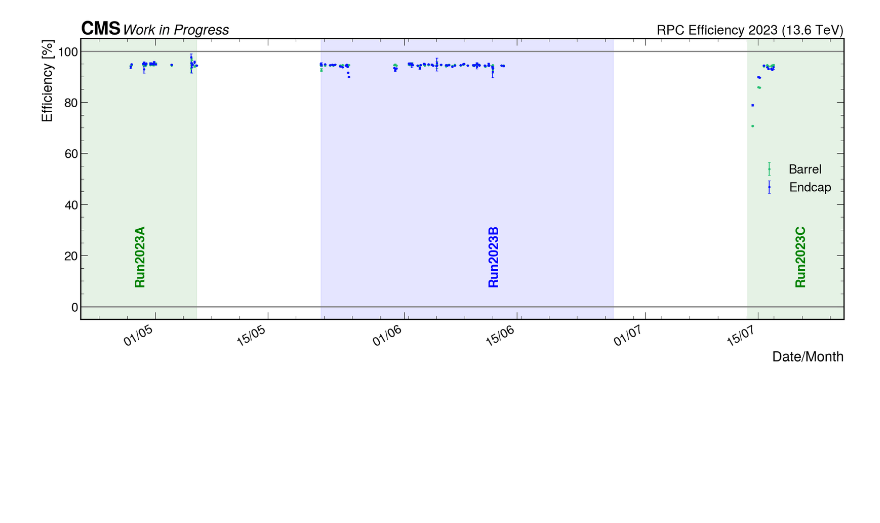
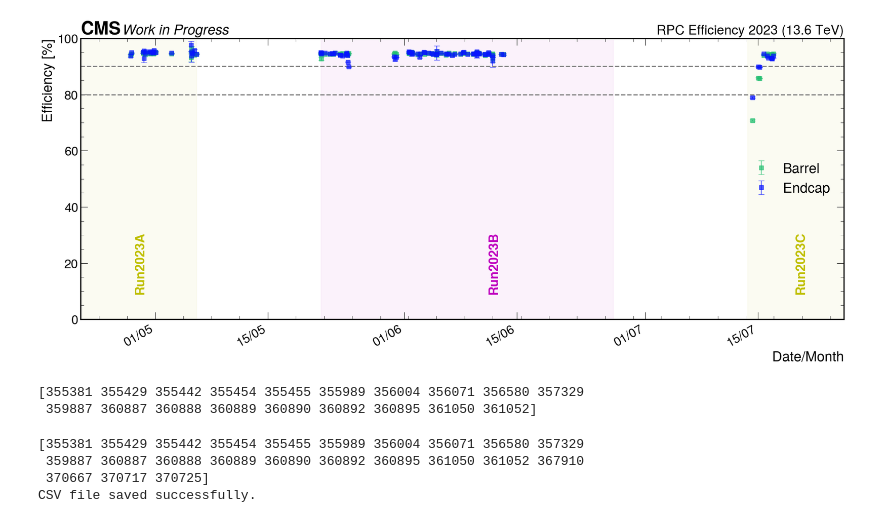
Before and after one commit to eigen1907/Workspace-RPC, a Jupyter notebook: 240425-TnP_RPC24/Plotting/Scatter-run-eff/notebook.ipynb, the cells around one changed output. Saved outputs shown, nothing was run; the diff lists cells and outputs as text; code cells hidden in the pictures; blank space fills up the shorter version.

```diff
--- a/240425-TnP_RPC24/Plotting/Scatter-run-eff/notebook.ipynb
+++ b/240425-TnP_RPC24/Plotting/Scatter-run-eff/notebook.ipynb
@@ -314,50 +220,72 @@ fig, ax = init_figure(
 )
 
 # Set y-axis limits
-ax.set_ylim(-5, 105)
+ax.set_ylim(0, 100)
 
 # Set x-axis limits (assuming run2time and run_info are predefined)
 ax.set_xlim(run2time(366403, run_info), run2time(371225, run_info))
 
 # Plot efficiency data (assuming plot_eff_time is a predefined function)
-plot_eff_time(ax, barrel_data_2023, run_info)
-plot_eff_time(ax, endcap_data_2023, run_info)
+ax, barrel_effs_2023, runs_2023 = plot_eff_time(ax, barrel_data_2023, run_info)
+ax, endcap_effs_2023, runs_2023 = plot_eff_time(ax, endcap_data_2023, run_info)
 
 # Add colored spans with annotations
 spans = [
-    (366403, 367079, 'Run2023A', 'g'),
-    (367770, 369694, 'Run2023B', 'b'),
-    (370616, 371225, 'Run2023C', 'g'),
+    (366403, 367079, 'Run2023A', 'y'),
+    (367770, 369694, 'Run2023B', 'm'),
+    (370616, 371225, 'Run2023C', 'y'),
 ]
 
 for start, end, label, color in spans:
-    ax.axvspan(run2time(start, run_info), run2time(end, run_info), color=color, alpha=0.1)
+    ax.axvspan(run2time(start, run_info), run2time(end, run_info), color=color, alpha=0.05)
     mid_point = run2time((start + end) // 2, run_info)
     ax.text(mid_point, 20, label, rotation=90, verticalalignment='center', fontsize=22, weight='bold', color=color)
 
 # Add additional lines
-ax.plot([run2time(366403, run_info), run2time(371225, run_info)], [0, 0], color='gray', lw=2)
-ax.plot([run2time(366403, run_info), run2time(371225, run_info)], [100, 100], color='gray', lw=2)
+ax.plot([run2time(366403, run_info), run2time(371225, run_info)], [80, 80], color = 'gray', lw = 2, linestyle = '--')
+ax.plot([run2time(366403, run_info), run2time(371225, run_info)], [90, 90], color = 'gray', lw = 2, linestyle = '--')
 
 # Set x-axis major ticks to be on the 1st and 15th of each month and format the ticks to display day/month
 ax.xaxis.set_major_locator(mdates.DayLocator(bymonthday=(1, 15)))
 ax.xaxis.set_major_formatter(mdates.DateFormatter('%d/%m'))
 
 # Tilt x-axis tick labels for better readability
 plt.setp(ax.get_xticklabels(), rotation=30, ha="right")
 
 # Adjust layout to make space for labels
 plt.tight_layout(rect=[0, 0, 1, 1])  # Optionally, you can fine-tune this
 
 # Add legend
-ax.legend(loc='center right')
+ax.legend(loc='center right', fontsize = 24)
 
 # Save the figure
 output_dir = Path('/users/hep/eigen1907/Workspace/Workspace-RPC/240425-TnP_RPC24/Plotting/Scatter-run-eff')
 
 if not output_dir.exists():
     output_dir.mkdir(parents=True)
 
 fig.savefig(output_dir / "with_blacklist_time_2023.png")
 # %% [output]
-[figure, old version]
+[figure, new version]
+# %%
+barrel_effs_2022 = np.array(barrel_effs_2022)
+endcap_effs_2022 = np.array(endcap_effs_2022)
+runs_2022 = np.array(runs_2022)
+
+# Extracting runs based on conditions
+barrel_less_80_2022 = runs_2022[barrel_effs_2022 < 80]
+endcap_less_80_2022 = runs_2022[endcap_effs_2022 < 80]
+
+barrel_80_90_2022 = runs_2022[(barrel_effs_2022 < 90) & (barrel_effs_2022 >= 80)]
+endcap_80_90_2022 = runs_2022[(endcap_effs_2022 < 90) & (endcap_effs_2022 >= 80)]
+
+# Combining all runs into one set
+all_runs_2022 = set(barrel_less_80_2022) | set(endcap_less_80_2022) | set(barrel_80_90_2022) | set(endcap_80_90_2022)
+
+# Converting the set back to a list
+all_runs_2022 = np.sort(list(all_runs_2022))
+
+print(all_runs_2022)
+# %% [output]
+[355381 355429 355442 355454 355455 355989 356004 356071 356580 357329
+ 359887 360887 360888 360889 360890 360892 360895 361050 361052]
@@ -363,0 +309,28 @@ fig.savefig(output_dir / "with_blacklist_time_2023.png")
+# %%
+all_runs_underflow = np.append(all_runs_2022, all_runs_2023)
+print(all_runs_underflow)
+
+is_underflow = np.vectorize(lambda item: item in all_runs_underflow)
+
+runs = np.append(runs_2022, runs_2023)
+barrel_effs = np.append(barrel_effs_2022, barrel_effs_2023)
+endcap_effs = np.append(endcap_effs_2022, endcap_effs_2023)
+
+table = {
+    'Run Number': runs[is_underflow(runs)],
+    'Efficinecy(Barrel)': barrel_effs[is_underflow(runs)],
+    'Efficiency(Endcap)': endcap_effs[is_underflow(runs)]
+}
+
+df_table = pd.DataFrame(table)
+
+df_table = df_table.round(2)
+
+df_table.to_csv('/users/hep/eigen1907/Workspace/Workspace-RPC/240425-TnP_RPC24/Plotting/Scatter-run-eff/underflow_efficiency_table.csv', index=False)
+
+print("CSV file saved successfully.")
+# %% [output]
+[355381 355429 355442 355454 355455 355989 356004 356071 356580 357329
+ 359887 360887 360888 360889 360890 360892 360895 361050 361052 367910
+ 370667 370717 370725]
+CSV file saved successfully.
```
Also changed, not shown: parts of 9 cells of this notebook, 4 other files.
